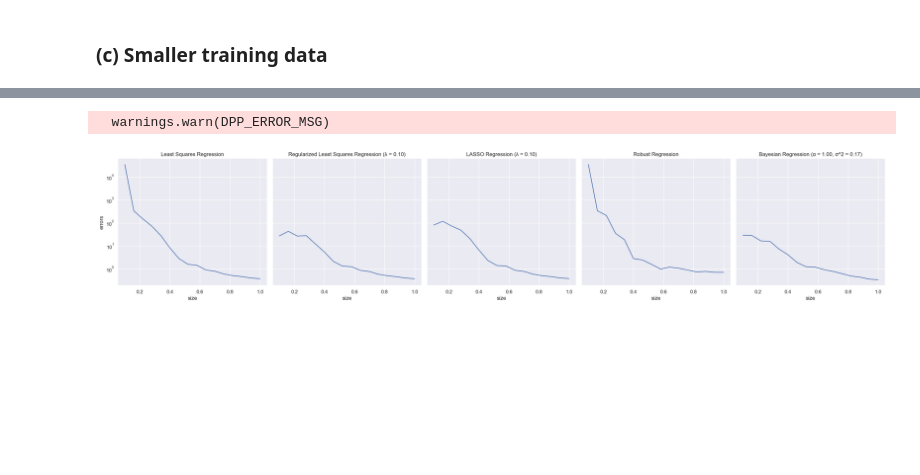
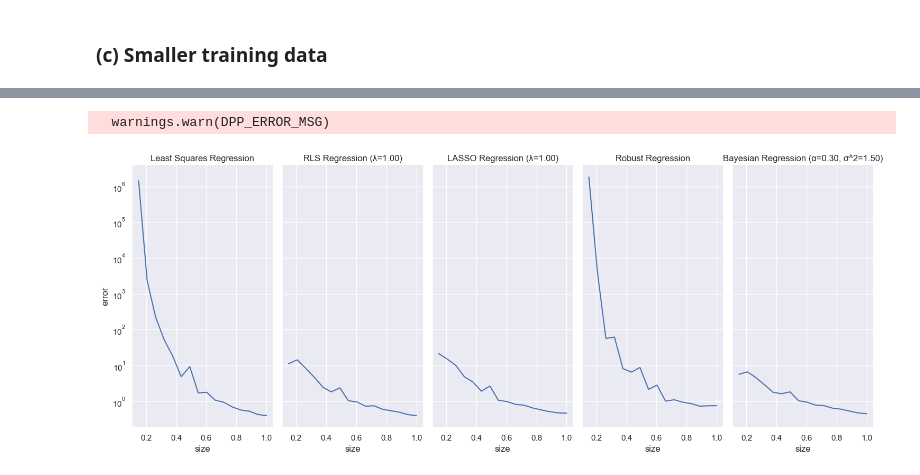
Before and after one commit to haitrungle/cs5487-pa-1, a Jupyter notebook: main.ipynb, the cells around one changed output, grey strips where cells are left out. Saved outputs shown, nothing was run; the diff lists cells and outputs as text; code cells hidden in the pictures; blank space fills up the shorter version.

```diff
--- a/main.ipynb
+++ b/main.ipynb
@@ -107,7 +99,7 @@ class RLS(Regression):
     Here, λ is a hyperparameter. The prediction for input x* is then f* = ϕ(x*)^T θ^.
     """
     def __init__(self, l=None):
-        self.title = f"Regularized Least Squares Regression (λ = {l:.2f})"
+        self.title = f"RLS Regression (λ={l:.2f})"
         self.l = l
 
     def fit(self, X, y):
@@ -119,7 +111,7 @@ class RLS(Regression):
 
     def predict(self, X):
         Phi = np.apply_along_axis(self.phi, 0, np.atleast_2d(X))
-        return Phi.T @ self.theta_hat
+        return (Phi.T @ self.theta_hat, None)
 # %%
 class LASSO(Regression):
     """LASSO Regression
@@ -136,7 +128,7 @@ class LASSO(Regression):
     """
 
     def __init__(self, l=None):
-        self.title = f"LASSO Regression (λ = {l:.2f})"
+        self.title = f"LASSO Regression (λ={l:.2f})"
         self.l = l
 
     def fit(self, X, y):
@@ -163,7 +155,7 @@ class LASSO(Regression):
 
     def predict(self, X):
         Phi = np.apply_along_axis(self.phi, 0, np.atleast_2d(X))
-        return Phi.T @ self.theta_hat
+        return (Phi.T @ self.theta_hat, None)
 # %%
 class RR(Regression):
     """Robust Regression
@@ -200,7 +192,7 @@ class RR(Regression):
 
     def predict(self, X):
         Phi = np.apply_along_axis(self.phi, 0, np.atleast_2d(X))
-        return Phi.T @ self.theta_hat
+        return (Phi.T @ self.theta_hat, None)
 # %%
 class BR(Regression):
     """Bayesian Regression
@@ -223,7 +215,7 @@ class BR(Regression):
     """
 
     def __init__(self, alpha=None, sigma_2=None):
-        self.title = f"Bayesian Regression (α = {alpha:.2f}, σ^2 = {sigma_2:.2f})"
+        self.title = f"Bayesian Regression (α={alpha:.2f}, σ^2={sigma_2:.2f})"
         self.alpha = alpha
         self.sigma_2 = sigma_2
 
@@ -238,10 +230,8 @@ class BR(Regression):
 
     def predict(self, X):
         Phi = np.apply_along_axis(self.phi, 0, np.atleast_2d(X))
-        mu_hat = Phi.T @ self.mu_hat_theta
-        # assuming the novel inputs are independent
-        sigma_2_hat = np.diag(np.diag((Phi.T @ self.Sigma_hat_theta @ Phi)))
-        rng = np.random.default_rng(seed=30)
-        return stats.multivariate_normal.rvs(mean=mu_hat, cov=sigma_2_hat, random_state=rng)
+        mu_hat = (Phi.T @ self.mu_hat_theta).reshape((-1,))
+        sigma_2_hat = np.diag(Phi.T @ self.Sigma_hat_theta @ Phi)
+        return (mu_hat, sigma_2_hat)
 # %% [markdown]
 ### (b) Fit, predict, and plot
@@ -377,64 +323,64 @@ fit_predict_plot_reduced_data(models, training_size=0.7, seed=90)
 # %%
-def error_vs_training_size(models, samples=5, seed=12):
-    poly_5 = lambda x: x[0]**np.arange(6)
+def error_vs_training_size(models, phi=poly_5, num_sizes=16, num_samples=5, seed=12):
+    n = y_sample.size
+    sizes = np.linspace(0.15, 1, num=num_sizes)
+    rng = np.random.default_rng(seed)
+    seeds = rng.integers(10*num_sizes*num_samples, size=(num_sizes, num_samples))
 
-    n = y_sample.size
-    training_sizes = np.linspace(0.1, 1, num=16)
-    rng = np.random.default_rng(seed)
-    seeds = rng.integers(1000, size=samples)
-
-    def sample_mses(models, size, seed):
+    def sample_mses(models, subset_size, seed):
         rng = np.random.default_rng(seed)
-        sample_size = int(n * size) + 1
-        rand_idx = rng.permutation(n)[:sample_size]
+        rand_idx = rng.permutation(n)[:subset_size]
         X_sample_subset = X_sample[:, rand_idx]
         y_sample_subset = y_sample[rand_idx]
 
         mses = []
         for model in models:
-            model.phi = poly_5
+            model.phi = phi
             result = model.fit(X_sample_subset, y_sample_subset)
-            y_poly_predict = model.predict(X_poly)
+            y_poly_predict, _ = model.predict(X_poly)
             mse = np.square(y_poly - y_poly_predict).mean()
 
             mses.append(mse)
         return mses
 
     # row 1: size, row 2: errors, row 3: model
     data = np.empty((3, 0))
     model_titles = np.array([model.title for model in models])
-    for size in training_sizes:
+    for i, size in np.ndenumerate(sizes):
+        subset_size = int(n * size) + 1
         # average MSE of each model at training_size=size based on multiple samples
         errors = np.zeros((1, len(models)))
-        for seed in seeds:
-            mses = sample_mses(models, size, seed)
+        for run in range(num_samples):
+            mses = sample_mses(models, subset_size, seeds[i[0], run])
             errors = np.vstack((errors, mses))
         mean_mses = errors.mean(axis=0)
         sample_result = np.vstack((
             np.full_like(mean_mses, size),
             mean_mses,
             np.arange(len(models)),
         ))
         data = np.hstack((data, sample_result))
 
     df = pd.DataFrame({
         "size": data[0, :],
-        "errors": data[1, :],
+        "error": data[1, :],
         "model": data[2, :].astype(int),
     })
 
     g = sns.relplot(
         data=df,
         x="size",
-        y="errors",
+        y="error",
         col="model",
-        kind="line"
+        kind="line",
+        height=6,
+        aspect=0.5,
     )
     g.set(yscale="log")
-    for i, ax in enumerate(g.axes.tolist()[0]):
-        ax.set_title(models[i].title)
+    for model, ax in zip(models, g.axes[0]):
+        ax.set_title(model.title)
 
-error_vs_training_size(models, samples=10, seed=15)
+error_vs_training_size(models_1c, num_sizes=16, num_samples=50)
 # %% [output]
   warnings.warn(DPP_ERROR_MSG)
-[figure, old version]
+[figure, new version]
```
Also changed, not shown: parts of 25 cells of this notebook.
